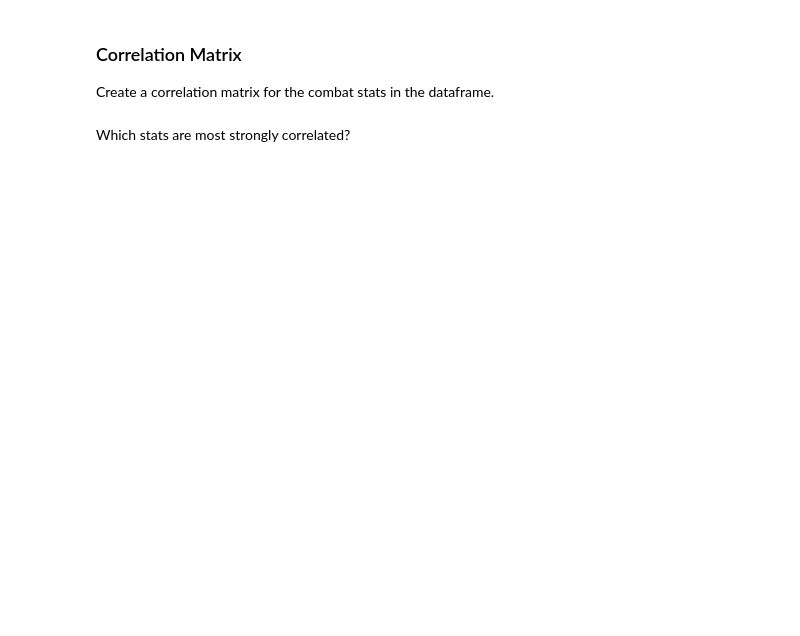
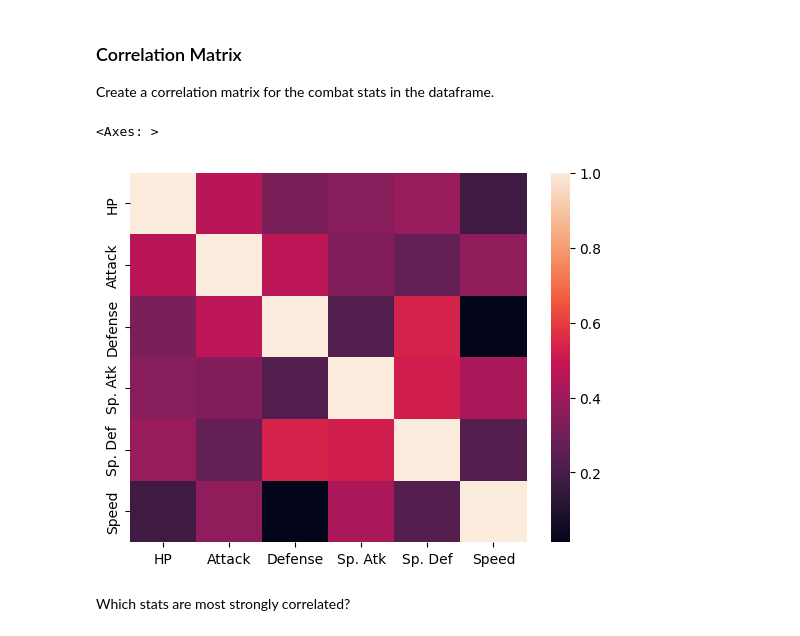
Before and after one commit to MariaKAP1/pandas_heatmaps, a Jupyter notebook: heatmaps.ipynb, the cells around one changed output. Cells and saved outputs as stored; diff of their text form; code cells hidden in the pictures; blank space fills up the shorter version.

```diff
--- a/heatmaps.ipynb
+++ b/heatmaps.ipynb
@@ -79,5 +216,10 @@ Generate a heatmap showing the distribution of HP vs Speed quintiles.
 ### Correlation Matrix
 
 Create a correlation matrix for the combat stats in the dataframe.
+# %%
+sns.heatmap(pokedex[combat_cols].corr())
+# %% [output]
+<Axes: >
+[figure, added]
 # %% [markdown]
 Which stats are most strongly correlated?
```
Also changed, not shown: parts of 12 cells of this notebook.
